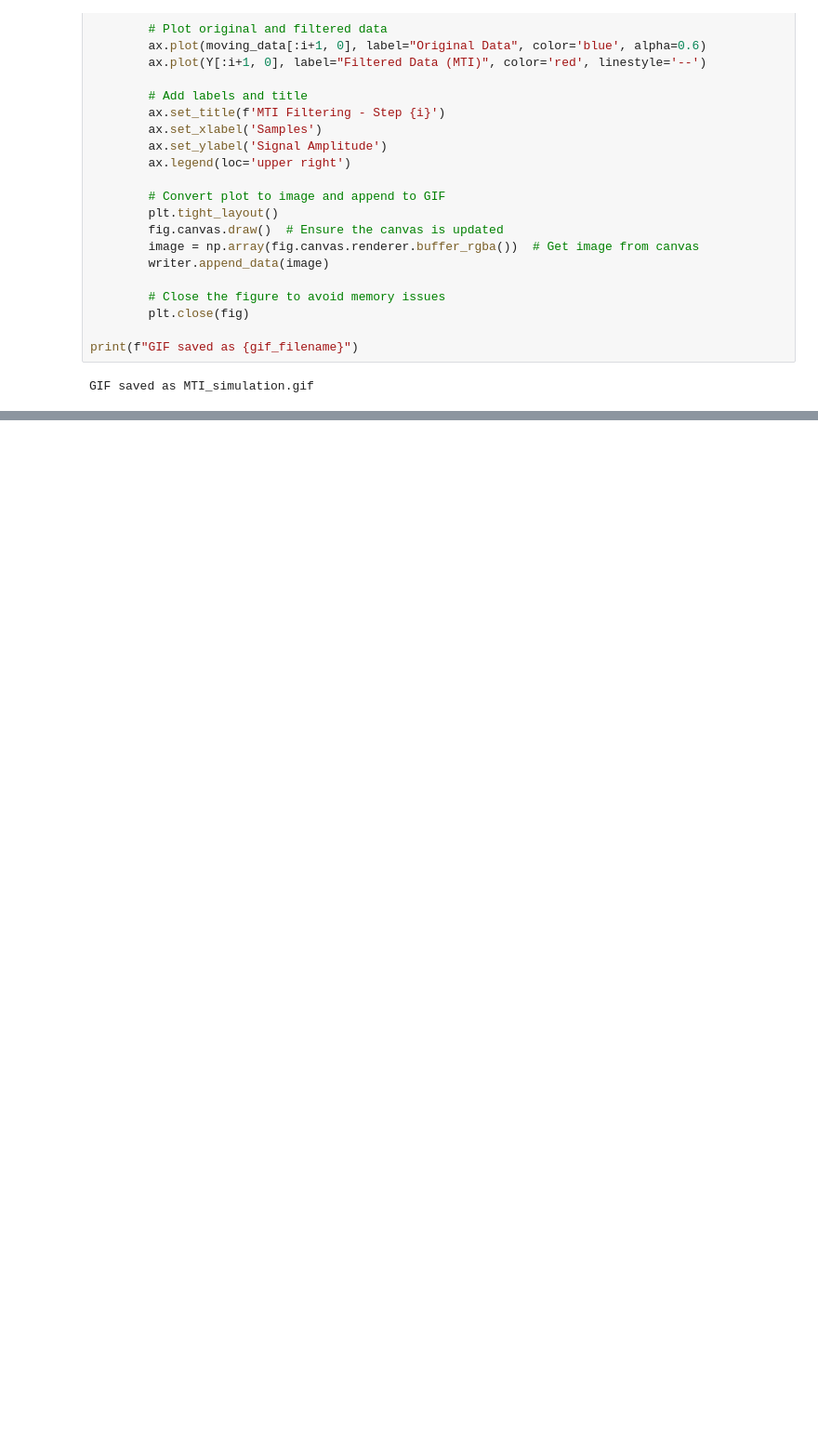
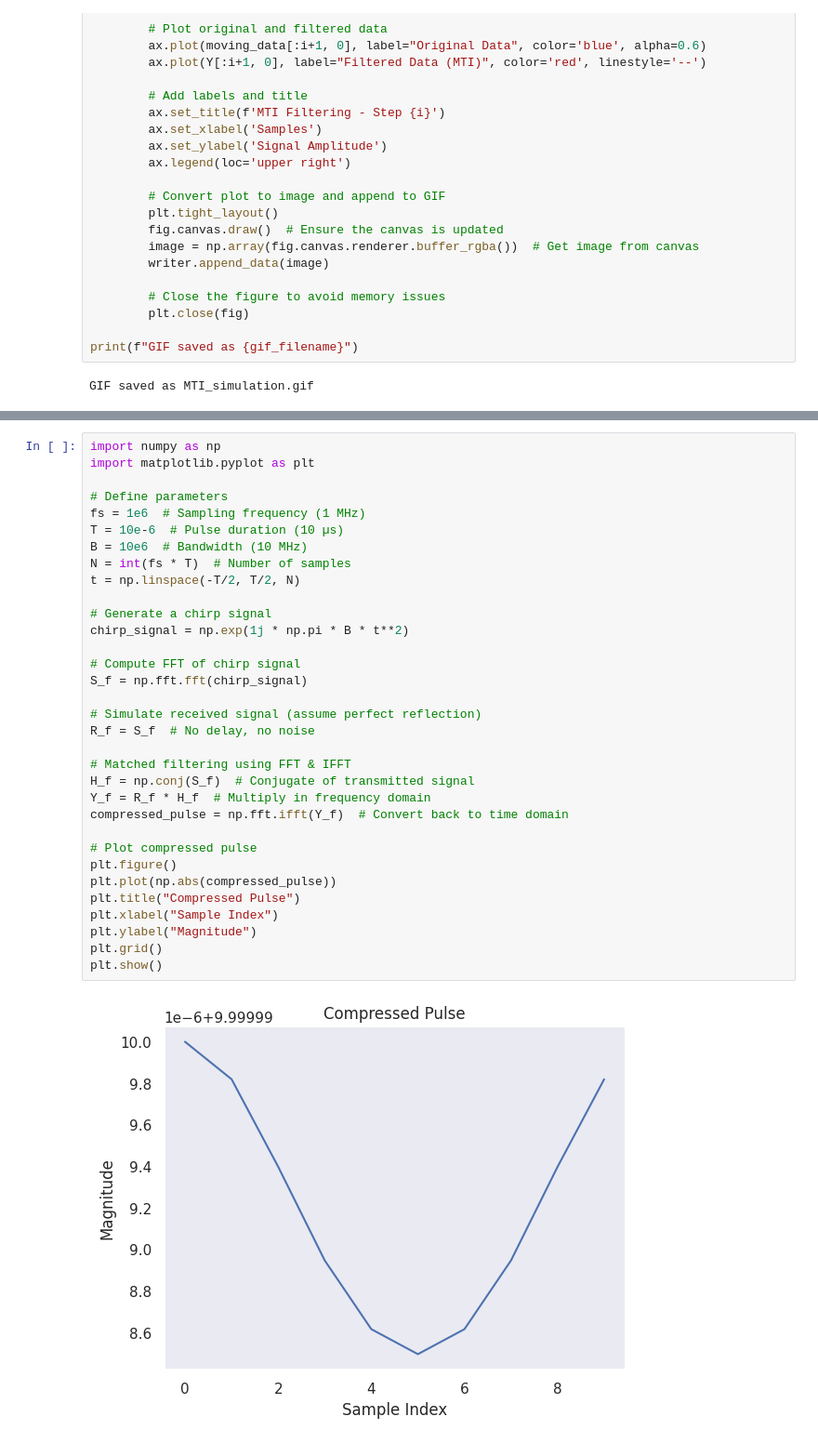
Before and after one commit to SapirBashan/radar_animation, a Jupyter notebook: visualie_radar.ipynb, the cells around one changed output, grey strips where cells are left out. Shown at 93% size. Cells and saved outputs as stored; diff of their text form; blank space fills up the shorter version.

```diff
--- a/visualie_radar.ipynb
+++ b/visualie_radar.ipynb
@@ -1044,0 +964,35 @@ GIF 'dpc_radar.gif' created showing step-by-step DPC processing.
+# %%
+import numpy as np
+import matplotlib.pyplot as plt
+
+# Define parameters
+fs = 1e6  # Sampling frequency (1 MHz)
+T = 10e-6  # Pulse duration (10 µs)
+B = 10e6  # Bandwidth (10 MHz)
+N = int(fs * T)  # Number of samples
+t = np.linspace(-T/2, T/2, N)
+
+# Generate a chirp signal
+chirp_signal = np.exp(1j * np.pi * B * t**2)
+
+# Compute FFT of chirp signal
+S_f = np.fft.fft(chirp_signal)
+
+# Simulate received signal (assume perfect reflection)
+R_f = S_f  # No delay, no noise
+
+# Matched filtering using FFT & IFFT
+H_f = np.conj(S_f)  # Conjugate of transmitted signal
+Y_f = R_f * H_f  # Multiply in frequency domain
+compressed_pulse = np.fft.ifft(Y_f)  # Convert back to time domain
+
+# Plot compressed pulse
+plt.figure()
+plt.plot(np.abs(compressed_pulse))
+plt.title("Compressed Pulse")
+plt.xlabel("Sample Index")
+plt.ylabel("Magnitude")
+plt.grid()
+plt.show()
+# %% [output]
+[figure, added]
```
Also changed, not shown: parts of 3 cells of this notebook.
